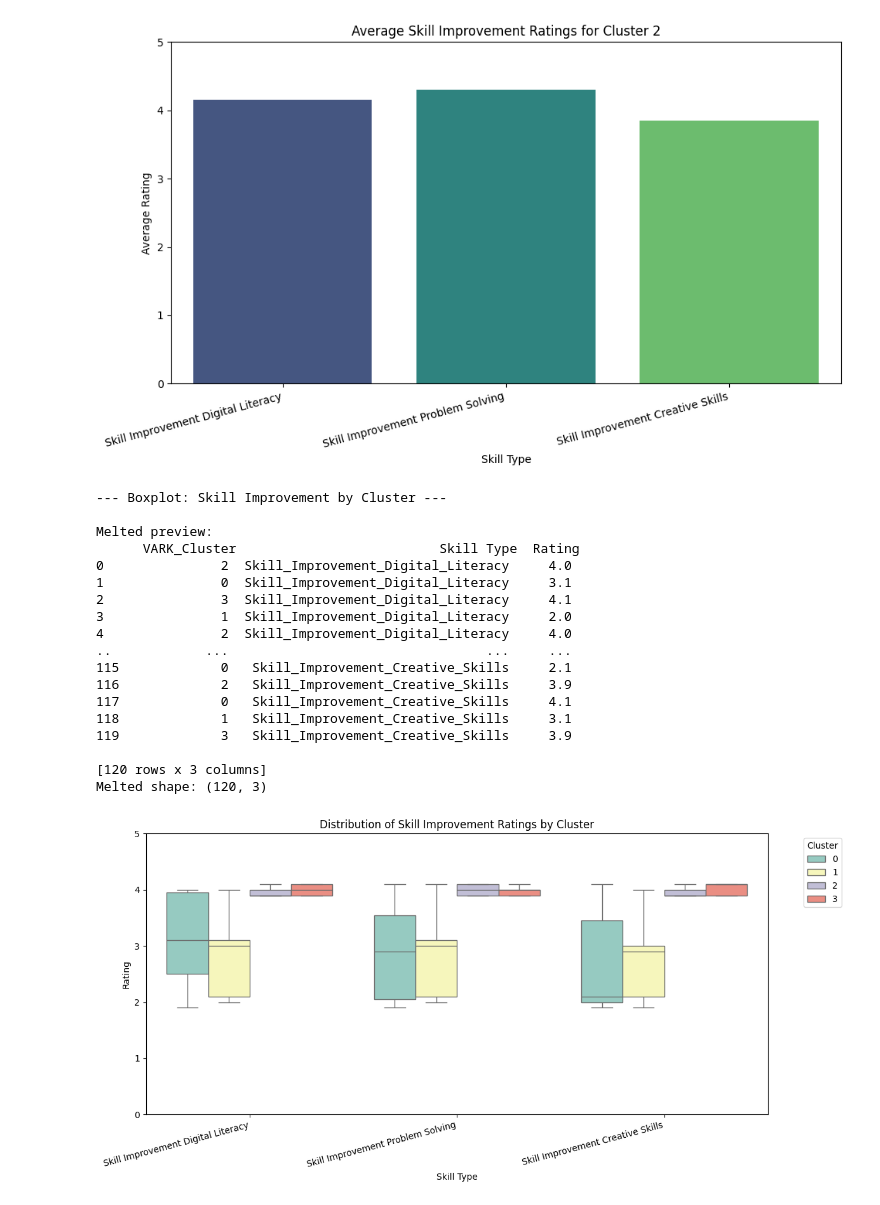
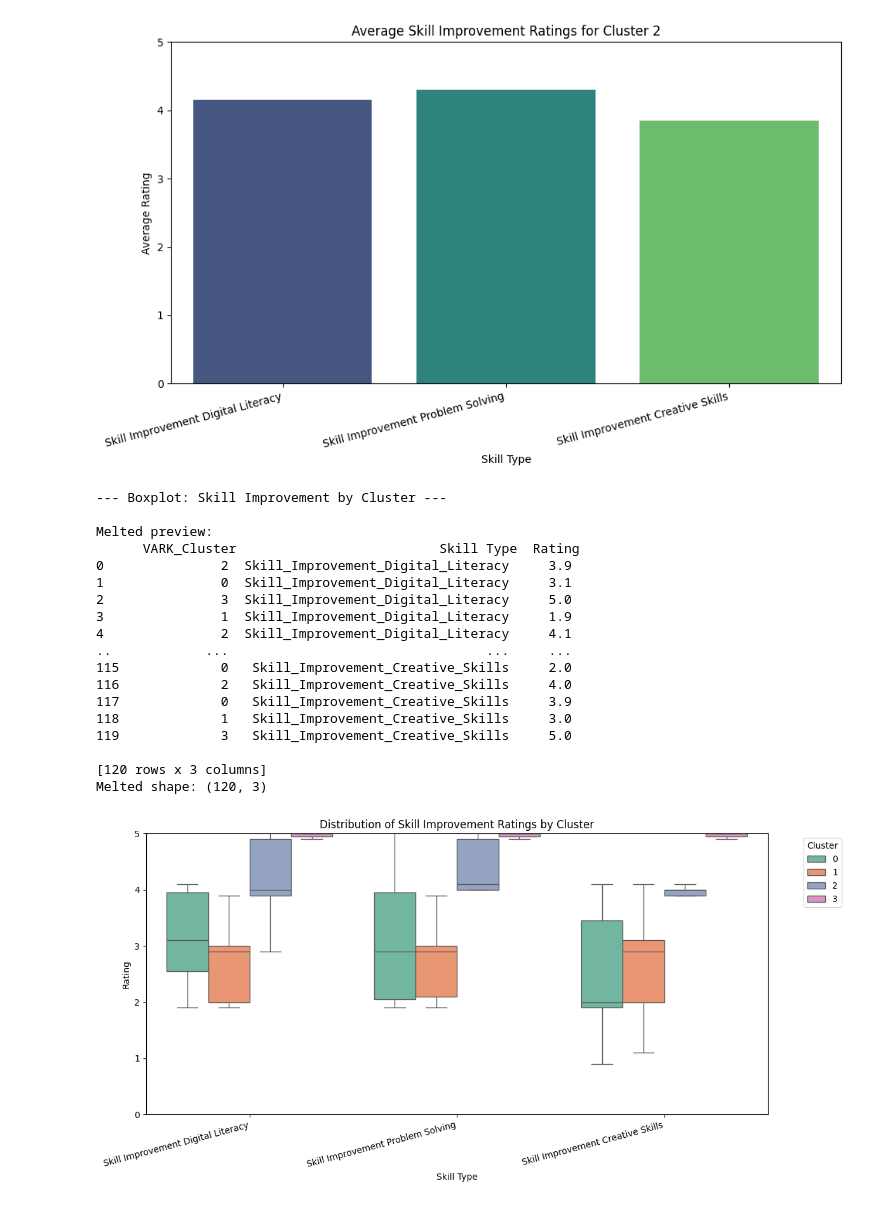
Before and after one commit to plamenna-petrova/stem-multimodal-strategies-data-analysis, a Jupyter notebook: questionnaire-data-analysis.ipynb, the cells around one changed output. Drawn from its saved outputs; the diff is of its cells as text; code cells hidden in the pictures.

```diff
--- a/questionnaire-data-analysis.ipynb
+++ b/questionnaire-data-analysis.ipynb
@@ -1,6 +1,6 @@
 # %%
 # ==============================================================================
-# JUPYTER NOTEBOOK CELL 1: Data Loading & K-Means Clustering with Visualizations
+# Data Loading & K-Means Clustering with Visualizations
 # ==============================================================================
 
 import pandas as pd
@@ -15,7 +15,6 @@ import numpy as np
 file_path = "questionnaire-data.csv"
 df = pd.read_csv(file_path)
 
-# --- K-Means Clustering for Learning Styles ---
 print("--- K-Means Clustering for Learning Styles ---")
 
 vark_features = [
@@ -83,10 +82,7 @@ else:
 print("\nNumber of Participants per Cluster:")
 print(df['VARK_Cluster'].value_counts().sort_index())
 
-# ==============================================================================
-# VISUALIZATION OF CLUSTER RESULTS
-# ==============================================================================
-if chosen_k > 1: # Only create visualizations if clustering was successful
+if chosen_k > 1:
     print("\n--- Visualizing Cluster Characteristics ---")
 
     # 1. Heatmap of Cluster Centroids
@@ -124,7 +120,7 @@ if not cluster_data.empty:
     ]
 
     for col in skill_improvement_cols:
-        df[col] = np.clip(df[col], 2, 4)
+        df[col] = np.clip(df[col], 1, 5)
         df[col] = df[col] + np.random.choice([-0.1, 0, 0.1], size=len(df))
 
     print(f"\n--- Cluster {cluster_id} Analysis ---")
@@ -175,7 +171,7 @@ if not cluster_data.empty:
         y='Rating',
         hue='VARK_Cluster',
         data=melted_df,
-        palette='Set3',
+        palette='Set2',
         showfliers=False
     )
     plt.title("Distribution of Skill Improvement Ratings by Cluster")
@@ -197,40 +193,40 @@ else:
 3                                0                               0
 4                                1                               0
 
    Preferred_Learning_Style_ReadWrite  Preferred_Learning_Style_Kinesthetic
 0                                   1                                     0
 1                                   0                                     1
 2                                   1                                     1
 ... (70 lines left out)
 3     7
 Name: count, dtype: int64
 
 --- Visualizing Cluster Characteristics ---
 [figure]
 --- Cluster 2 Analysis ---
 
 Skill means (largest cluster):
  Skill_Improvement_Digital_Literacy    4.153846
 Skill_Improvement_Problem_Solving     4.307692
 Skill_Improvement_Creative_Skills     3.846154
 dtype: float64
 [figure]
 --- Boxplot: Skill Improvement by Cluster ---
 
 Melted preview:
       VARK_Cluster                          Skill Type  Rating
-0               2  Skill_Improvement_Digital_Literacy     4.0
+0               2  Skill_Improvement_Digital_Literacy     3.9
 1               0  Skill_Improvement_Digital_Literacy     3.1
-2               3  Skill_Improvement_Digital_Literacy     4.1
-3               1  Skill_Improvement_Digital_Literacy     2.0
-4               2  Skill_Improvement_Digital_Literacy     4.0
+2               3  Skill_Improvement_Digital_Literacy     5.0
+3               1  Skill_Improvement_Digital_Literacy     1.9
+4               2  Skill_Improvement_Digital_Literacy     4.1
 ..            ...                                 ...     ...
-115             0   Skill_Improvement_Creative_Skills     2.1
-116             2   Skill_Improvement_Creative_Skills     3.9
-117             0   Skill_Improvement_Creative_Skills     4.1
-118             1   Skill_Improvement_Creative_Skills     3.1
-119             3   Skill_Improvement_Creative_Skills     3.9
+115             0   Skill_Improvement_Creative_Skills     2.0
+116             2   Skill_Improvement_Creative_Skills     4.0
+117             0   Skill_Improvement_Creative_Skills     3.9
+118             1   Skill_Improvement_Creative_Skills     3.0
+119             3   Skill_Improvement_Creative_Skills     5.0
 
 [120 rows x 3 columns]
 Melted shape: (120, 3)
-[figure, old version]
+[figure, new version]
```
Also changed, not shown: parts of 2 cells of this notebook.
